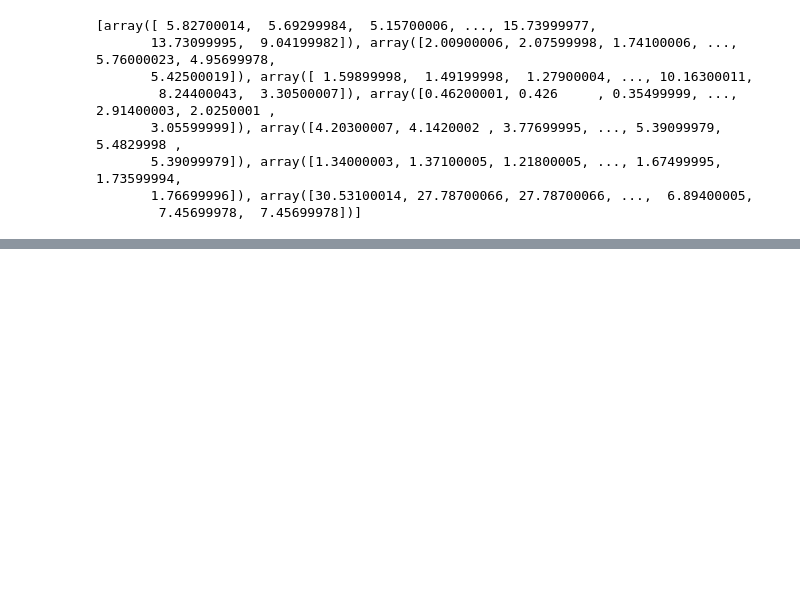
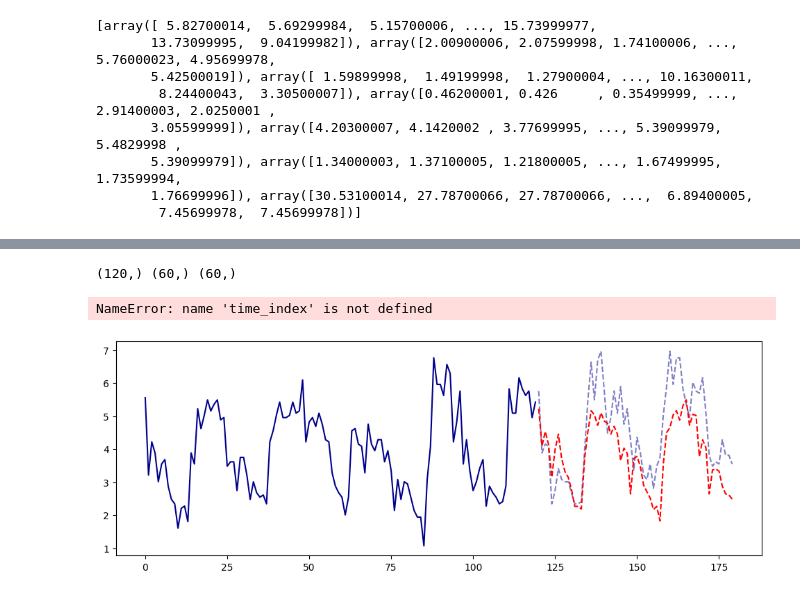
Before and after one commit to AdityaLab/Samay, a Jupyter notebook: chronos.ipynb, the cells around one changed output, grey strips where cells are left out. Drawn from its saved outputs; the diff is of its cells as text; code cells hidden in the pictures; blank space fills up the shorter version.

```diff
--- a/chronos.ipynb
+++ b/chronos.ipynb
@@ -81,0 +103,23 @@ KeyboardInterrupt:
+# %%
+import matplotlib.pyplot as plt
+
+channel_idx = 1
+history = histories[channel_idx, -2*len(preds[0]):]
+true = trues[channel_idx, :]
+pred = preds[channel_idx, :]
+print(history.shape, true.shape, pred.shape)
+
+plt.figure(figsize=(12, 4))
+plt.plot(range(len(history)), history, label='History', c='darkblue')
+offset = len(history)
+plt.plot(range(offset, offset + len(true)), true, label='Ground Truth', color='darkblue', linestyle='--', alpha=0.5)
+plt.plot(range(offset, offset + len(pred)), pred, label='Forecast', color='red', linestyle='--')
+plt.title(f"Forecast Visualization -- (idx={time_index}, channel={channel_idx})", fontsize=18)
+plt.xlabel('Time', fontsize=14)
+plt.ylabel('Value', fontsize=14)
+plt.legend(fontsize=14)
+plt.show()
+# %% [output]
+(120,) (60,) (60,)
+NameError: name 'time_index' is not defined
+[figure, added]
```
Also changed, not shown: parts of 8 cells of this notebook, 4 other files.
